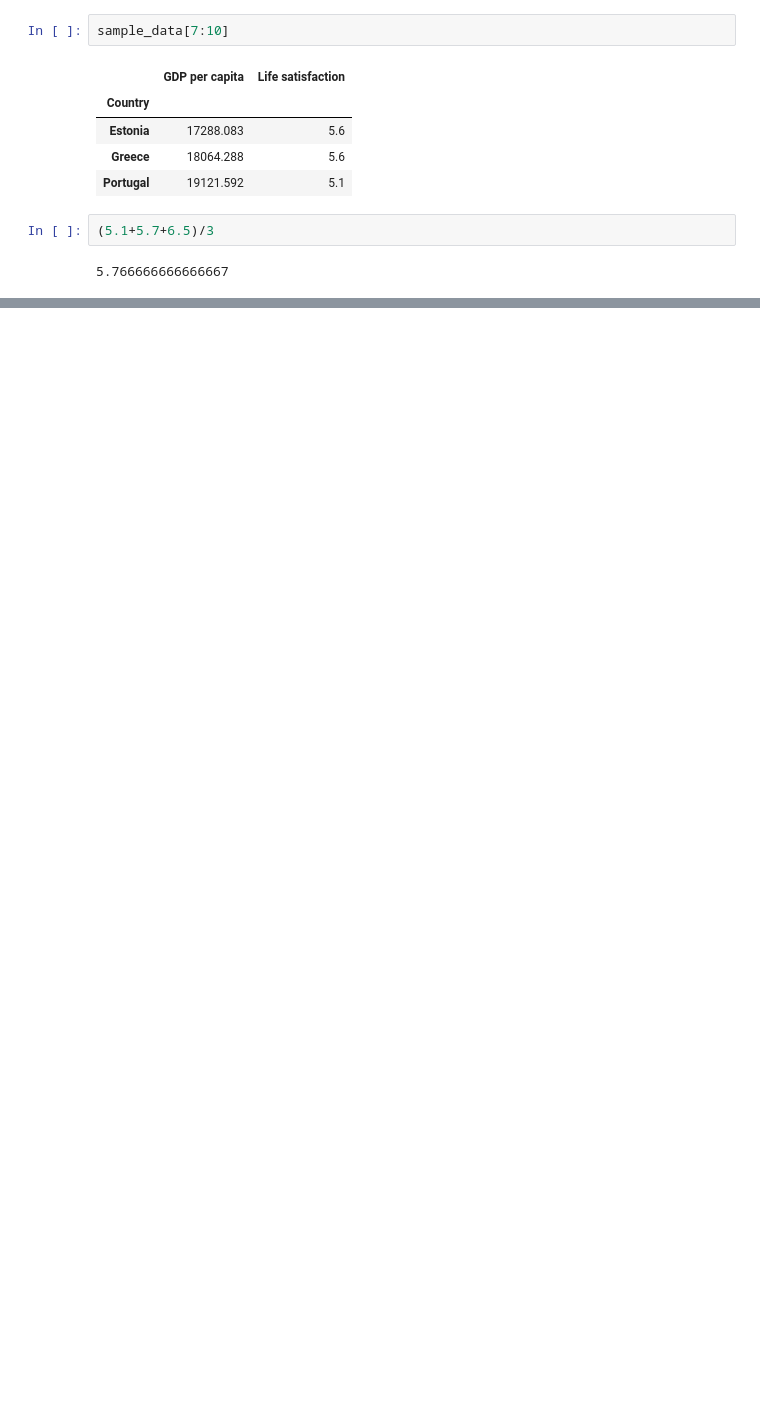
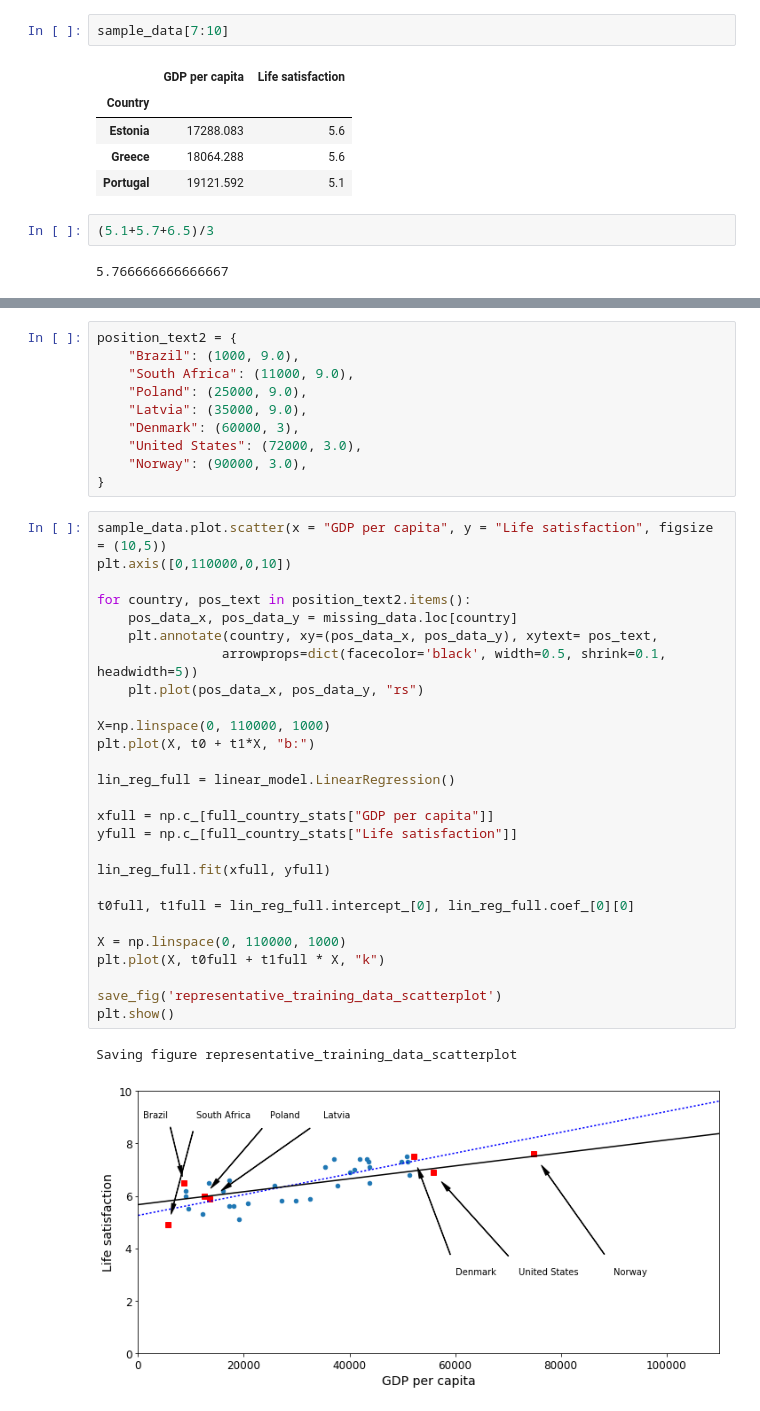
Before and after one commit to Praveen-Gupta/handson-ml, a Jupyter notebook: CH01_01_Linear_Model.ipynb, the cells around one changed output, grey strips where cells are left out. Cells and saved outputs as stored; diff of their text form; blank space fills up the shorter version.

```diff
--- a/CH01_01_Linear_Model.ipynb
+++ b/CH01_01_Linear_Model.ipynb
@@ -308,0 +322,40 @@ print(lin_reg_model.predict(X_new)) # outputs [[ 5.96242338]]
+# %%
+position_text2 = {
+    "Brazil": (1000, 9.0),
+    "South Africa": (11000, 9.0),
+    "Poland": (25000, 9.0),
+    "Latvia": (35000, 9.0),
+    "Denmark": (60000, 3),
+    "United States": (72000, 3.0),
+    "Norway": (90000, 3.0),
+}
+# %%
+sample_data.plot.scatter(x = "GDP per capita", y = "Life satisfaction", figsize = (10,5))
+plt.axis([0,110000,0,10])
+
+for country, pos_text in position_text2.items():
+    pos_data_x, pos_data_y = missing_data.loc[country]
+    plt.annotate(country, xy=(pos_data_x, pos_data_y), xytext= pos_text,
+                arrowprops=dict(facecolor='black', width=0.5, shrink=0.1, headwidth=5))
+    plt.plot(pos_data_x, pos_data_y, "rs")
+
+X=np.linspace(0, 110000, 1000)
+plt.plot(X, t0 + t1*X, "b:")
+
+lin_reg_full = linear_model.LinearRegression()
+
+xfull = np.c_[full_country_stats["GDP per capita"]]
+yfull = np.c_[full_country_stats["Life satisfaction"]]
+
+lin_reg_full.fit(xfull, yfull)
+
+t0full, t1full = lin_reg_full.intercept_[0], lin_reg_full.coef_[0][0]
+
+X = np.linspace(0, 110000, 1000)
+plt.plot(X, t0full + t1full * X, "k")
+
+save_fig('representative_training_data_scatterplot')
+plt.show()
+# %% [output]
+Saving figure representative_training_data_scatterplot
+[figure, added]
```
Also changed, not shown: parts of 8 cells of this notebook, 1 other file.
